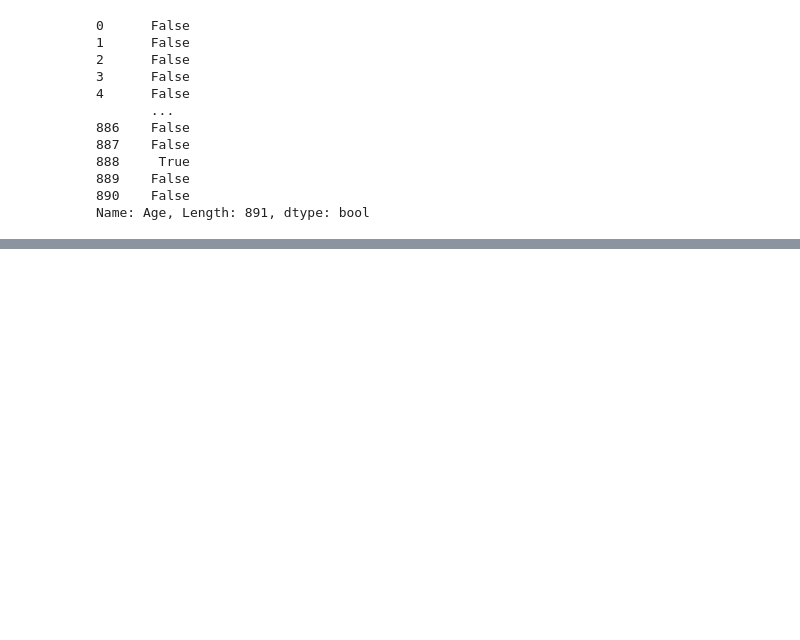
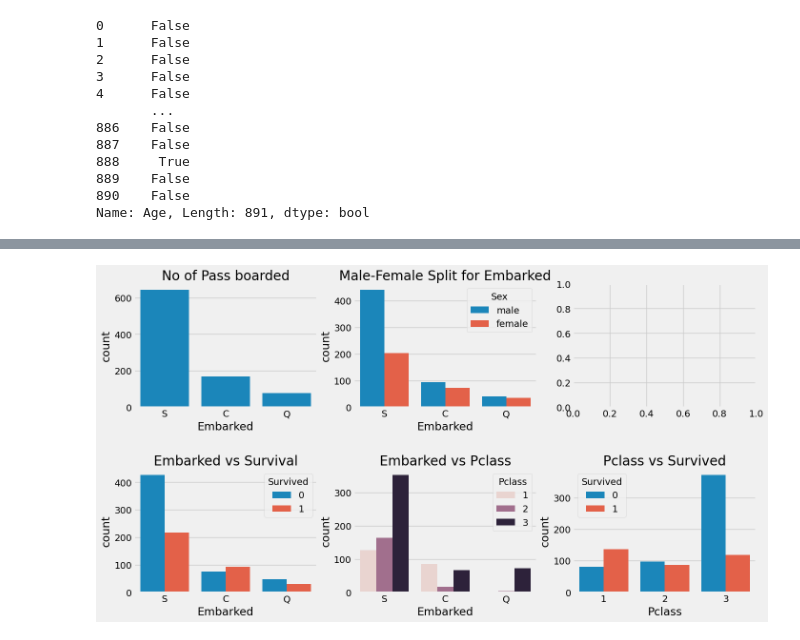
Before and after one commit to palanipsb/Python-Learning, a Jupyter notebook: Titanic Suvival Prediction.ipynb, the cells around one changed output, grey strips where cells are left out. Saved outputs shown, nothing was run; the diff lists cells and outputs as text; code cells hidden in the pictures; blank space fills up the shorter version.

```diff
--- a/Titanic Suvival Prediction.ipynb
+++ b/Titanic Suvival Prediction.ipynb
@@ -157,0 +202,16 @@ Name: Age, Length: 891, dtype: bool
+# %%
+f,ax=plt.subplots(2,3,figsize=(15,8))
+sns.countplot(x='Embarked',data=training_data,ax=ax[0,0])
+ax[0,0].set_title('No of Pass boarded')
+sns.countplot(x='Embarked',hue='Sex',data=training_data,ax=ax[0,1])
+ax[0,1].set_title('Male-Female Split for Embarked')
+sns.countplot(x='Embarked',hue='Survived',data=training_data,ax=ax[1,0])
+ax[1,0].set_title('Embarked vs Survival')
+sns.countplot(x='Embarked',hue='Pclass',data=training_data,ax=ax[1,1])
+ax[1,1].set_title('Embarked vs Pclass')
+sns.countplot(x='Pclass',hue='Survived',data=training_data,ax=ax[1,2])
+ax[1,2].set_title('Pclass vs Survived')
+plt.subplots_adjust(wspace=0.2,hspace=0.5)
+plt.show()
+# %% [output]
+[figure, added]
```
Also changed, not shown: parts of 10 cells of this notebook.
